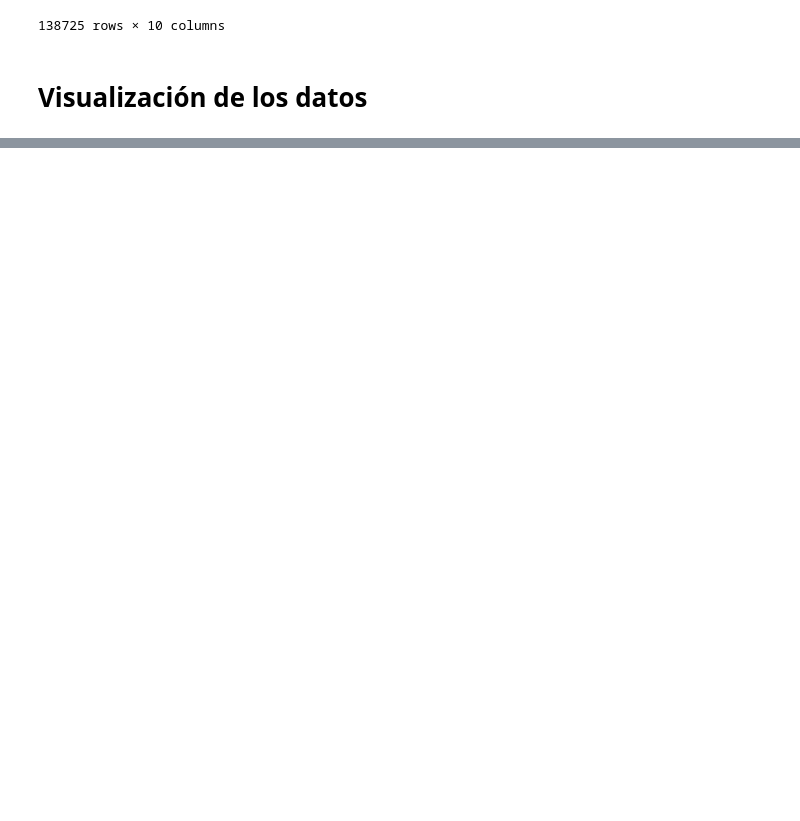
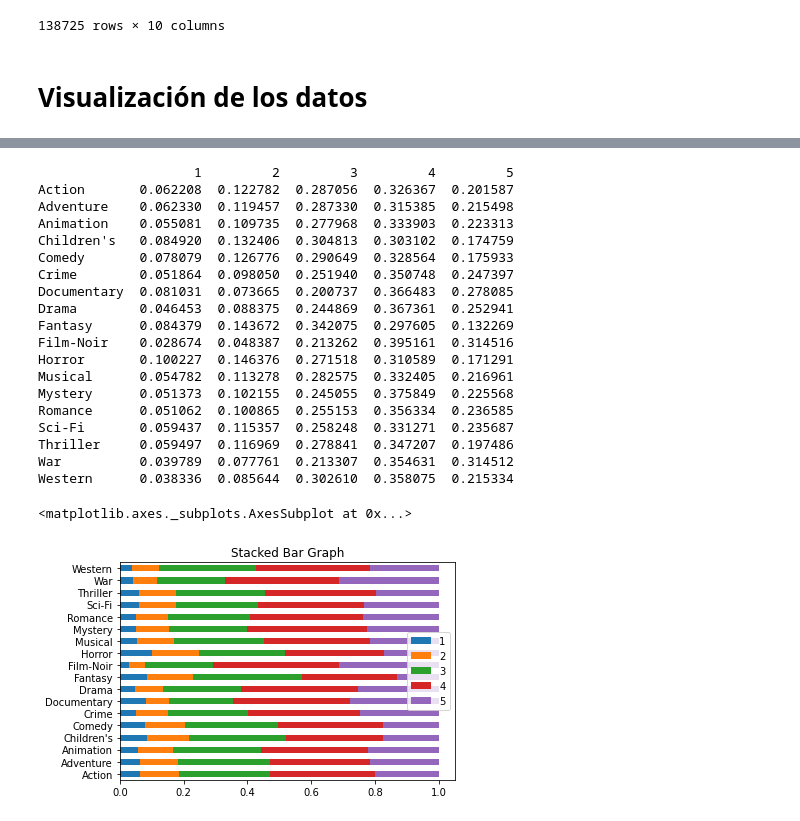
Before and after one commit to estebanhernandezr/Entregas-Semanales, a Jupyter notebook: SantiagoEsteban_AlvarezHernandez_ML_3.ipynb, the cells around one changed output, grey strips where cells are left out. Cells and saved outputs as stored; diff of their text form; code cells hidden in the pictures; blank space fills up the shorter version.

```diff
--- a/SantiagoEsteban_AlvarezHernandez_ML_3.ipynb
+++ b/SantiagoEsteban_AlvarezHernandez_ML_3.ipynb
@@ -368,0 +441,54 @@ occupations
+# %%
+row1 = pd.DataFrame(relation_table2.loc[relation_table2['Genre'] == 'Action']['Ratings'].value_counts()).T
+row2 = pd.DataFrame(relation_table2.loc[relation_table2['Genre'] == 'Adventure']['Ratings'].value_counts()).T
+row3 = pd.DataFrame(relation_table2.loc[relation_table2['Genre'] == 'Animation']['Ratings'].value_counts()).T
+row4 = pd.DataFrame(relation_table2.loc[relation_table2['Genre'] == "Children's"]['Ratings'].value_counts()).T
+row5 = pd.DataFrame(relation_table2.loc[relation_table2['Genre'] == 'Comedy']['Ratings'].value_counts()).T
+row6 = pd.DataFrame(relation_table2.loc[relation_table2['Genre'] == 'Crime']['Ratings'].value_counts()).T
+row7 = pd.DataFrame(relation_table2.loc[relation_table2['Genre'] == 'Documentary']['Ratings'].value_counts()).T
+row8 = pd.DataFrame(relation_table2.loc[relation_table2['Genre'] == 'Drama']['Ratings'].value_counts()).T
+row9 = pd.DataFrame(relation_table2.loc[relation_table2['Genre'] == 'Fantasy']['Ratings'].value_counts()).T
+row10 = pd.DataFrame(relation_table2.loc[relation_table2['Genre'] == 'Film-Noir']['Ratings'].value_counts()).T
+row11 = pd.DataFrame(relation_table2.loc[relation_table2['Genre'] == 'Horror']['Ratings'].value_counts()).T
+row12 = pd.DataFrame(relation_table2.loc[relation_table2['Genre'] == 'Musical']['Ratings'].value_counts()).T
+row13 = pd.DataFrame(relation_table2.loc[relation_table2['Genre'] == 'Mystery']['Ratings'].value_counts()).T
+row14 = pd.DataFrame(relation_table2.loc[relation_table2['Genre'] == 'Romance']['Ratings'].value_counts()).T
+row15 = pd.DataFrame(relation_table2.loc[relation_table2['Genre'] == 'Sci-Fi']['Ratings'].value_counts()).T
+row16 = pd.DataFrame(relation_table2.loc[relation_table2['Genre'] == 'Thriller']['Ratings'].value_counts()).T
+row17 = pd.DataFrame(relation_table2.loc[relation_table2['Genre'] == 'War']['Ratings'].value_counts()).T
+row18 = pd.DataFrame(relation_table2.loc[relation_table2['Genre'] == 'Western']['Ratings'].value_counts()).T
+
+df = pd.concat([row1, row2, row3, row4, row5, row6, row7, row8, row9, row10, row11, row12, row13, row14, row15, row16, row17, row18])
+df = df.set_index([pd.Index(['Action', 'Adventure', 'Animation', "Children's", 'Comedy', 'Crime', 'Documentary', 'Drama', 'Fantasy', 'Film-Noir', 'Horror', 'Musical', 'Mystery', 'Romance', 'Sci-Fi', 'Thriller', 'War', 'Western'])])
+df = df.div(df.sum(axis=1), axis=0)
+
+
+print(df)
+
+df.plot(
+    kind = 'barh',
+    stacked = True,
+    title = 'Stacked Bar Graph',
+    mark_right = True)
+# %% [output]
+                    1         2         3         4         5
+Action       0.062208  0.122782  0.287056  0.326367  0.201587
+Adventure    0.062330  0.119457  0.287330  0.315385  0.215498
+Animation    0.055081  0.109735  0.277968  0.333903  0.223313
+Children's   0.084920  0.132406  0.304813  0.303102  0.174759
+Comedy       0.078079  0.126776  0.290649  0.328564  0.175933
+Crime        0.051864  0.098050  0.251940  0.350748  0.247397
+Documentary  0.081031  0.073665  0.200737  0.366483  0.278085
+Drama        0.046453  0.088375  0.244869  0.367361  0.252941
+Fantasy      0.084379  0.143672  0.342075  0.297605  0.132269
+Film-Noir    0.028674  0.048387  0.213262  0.395161  0.314516
+Horror       0.100227  0.146376  0.271518  0.310589  0.171291
+Musical      0.054782  0.113278  0.282575  0.332405  0.216961
+Mystery      0.051373  0.102155  0.245055  0.375849  0.225568
+Romance      0.051062  0.100865  0.255153  0.356334  0.236585
+Sci-Fi       0.059437  0.115357  0.258248  0.331271  0.235687
+Thriller     0.059497  0.116969  0.278841  0.347207  0.197486
+War          0.039789  0.077761  0.213307  0.354631  0.314512
+Western      0.038336  0.085644  0.302610  0.358075  0.215334
+<matplotlib.axes._subplots.AxesSubplot at 0x...>
+[figure, added]
```
Also changed, not shown: parts of 23 cells of this notebook.
